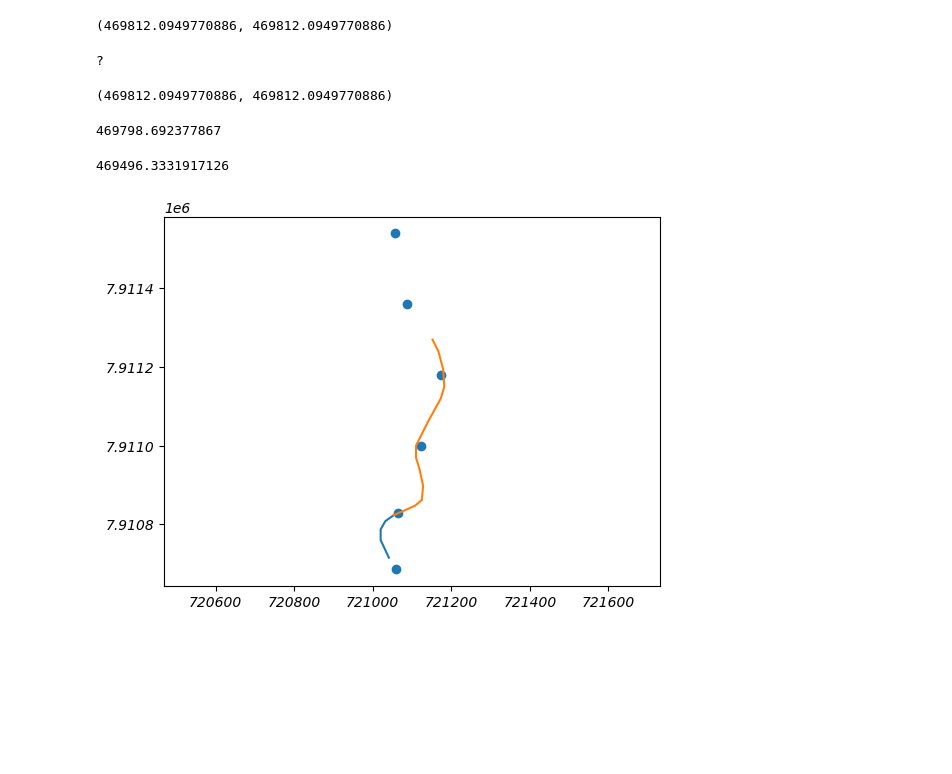
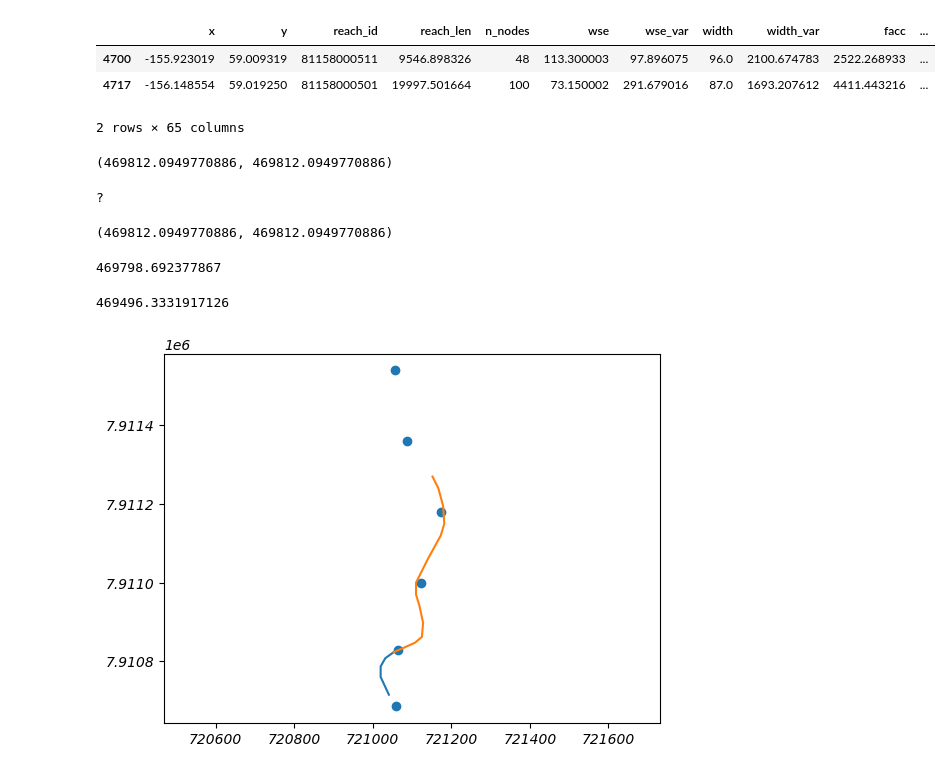
Before and after one commit to niekcde/river-confinement, a Jupyter notebook: test_inflectionPoint.ipynb, the cells around one changed output. Drawn from its saved outputs; the diff is of its cells as text; code cells hidden in the pictures; blank space fills up the shorter version.

```diff
--- a/test_inflectionPoint.ipynb
+++ b/test_inflectionPoint.ipynb
@@ -198,3 +214,10 @@ array([469812.09497709, 469812.09497709])
+# %%
+dfReach
+# %% [output]
+|  | x | y | reach_id | reach_len | n_nodes | wse | wse_var | width | width_var | facc | ... |
+| 4700 | -155.923019 | 59.009319 | 81158000511 | 9546.898326 | 48 | 113.300003 | 97.896075 | 96.0 | 2100.674783 | 2522.268933 | ... |
+| 4717 | -156.148554 | 59.019250 | 81158000501 | 19997.501664 | 100 | 73.150002 | 291.679016 | 87.0 | 1693.207612 | 4411.443216 | ... |
+2 rows × 65 columns
 # %%
 bendDO[10], bendDO[9]
 # %% [output]
```
Also changed, not shown: parts of 8 cells of this notebook, 18 other files.
